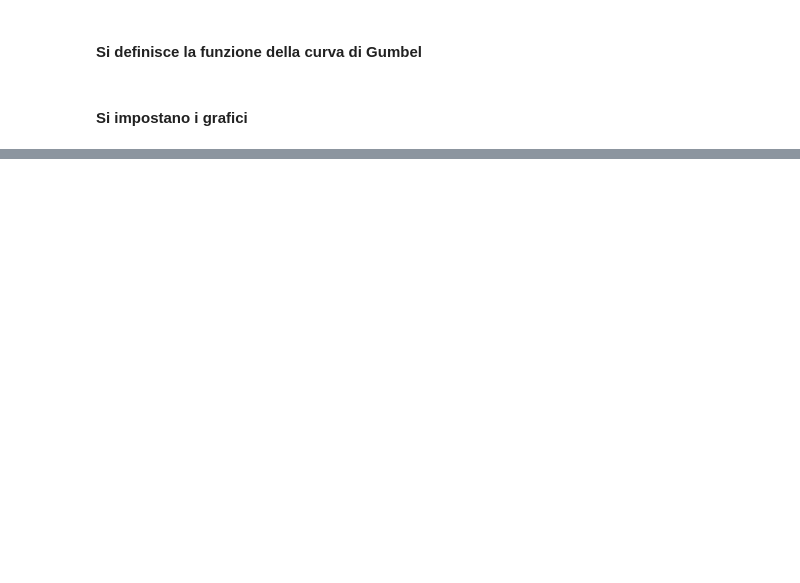
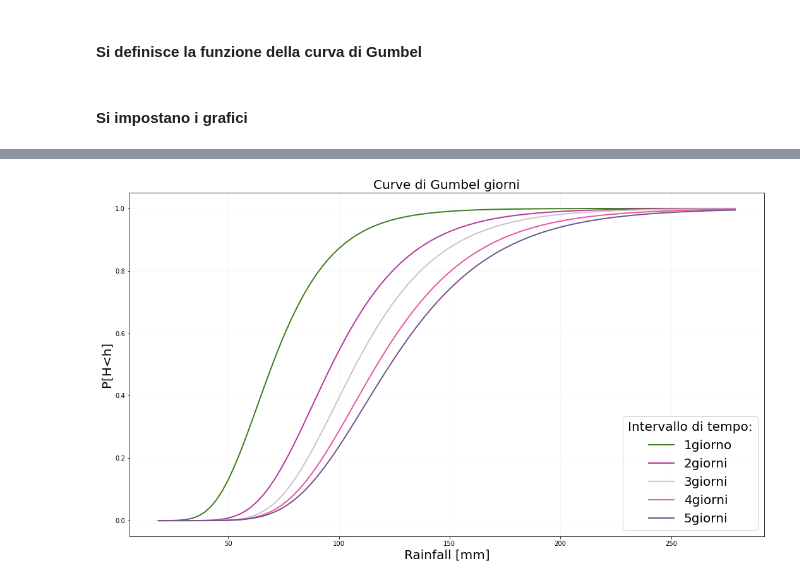
Before and after one commit to Fakkin/Laboratorio, a Jupyter notebook: Max Vero.ipynb, the cells around one changed output, grey strips where cells are left out. Cells and saved outputs as stored; diff of their text form; code cells hidden in the pictures; blank space fills up the shorter version.

```diff
--- a/Max Vero.ipynb
+++ b/Max Vero.ipynb
@@ -127,0 +132,4 @@ ax.grid(True)
+# %%
+grafG(abs_gg.T,'Curve di Gumbel giorni','Rainfall [mm]','P[H<h]',"Intervallo di tempo:",c_gg)
+# %% [output]
+[figure, added]
```
Also changed, not shown: parts of 21 cells of this notebook, 1 other file.
